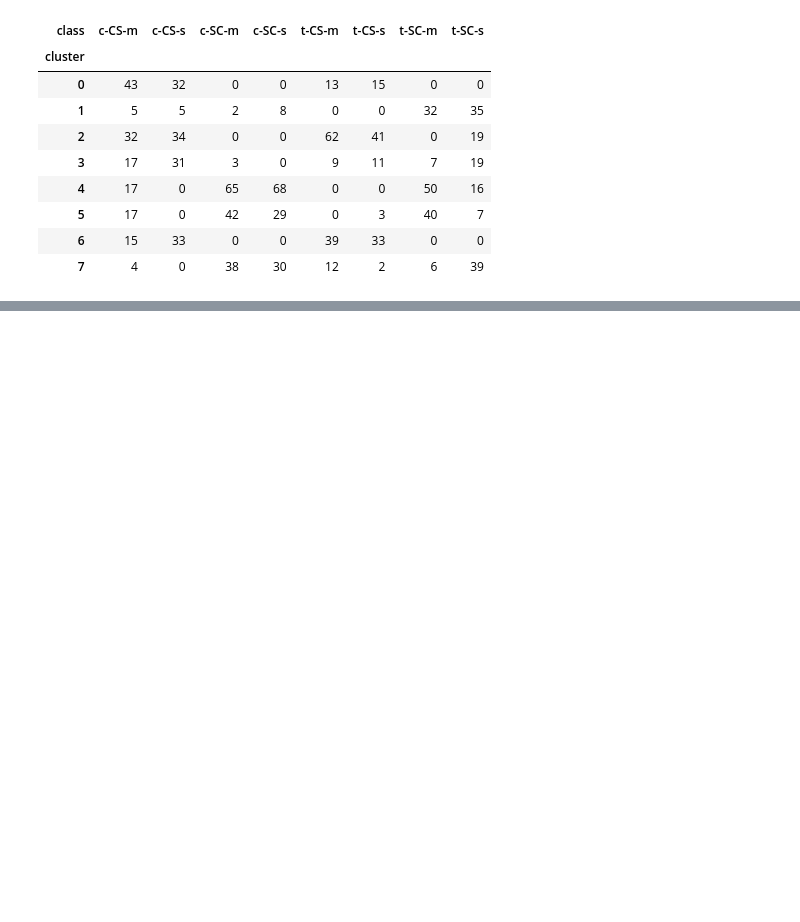
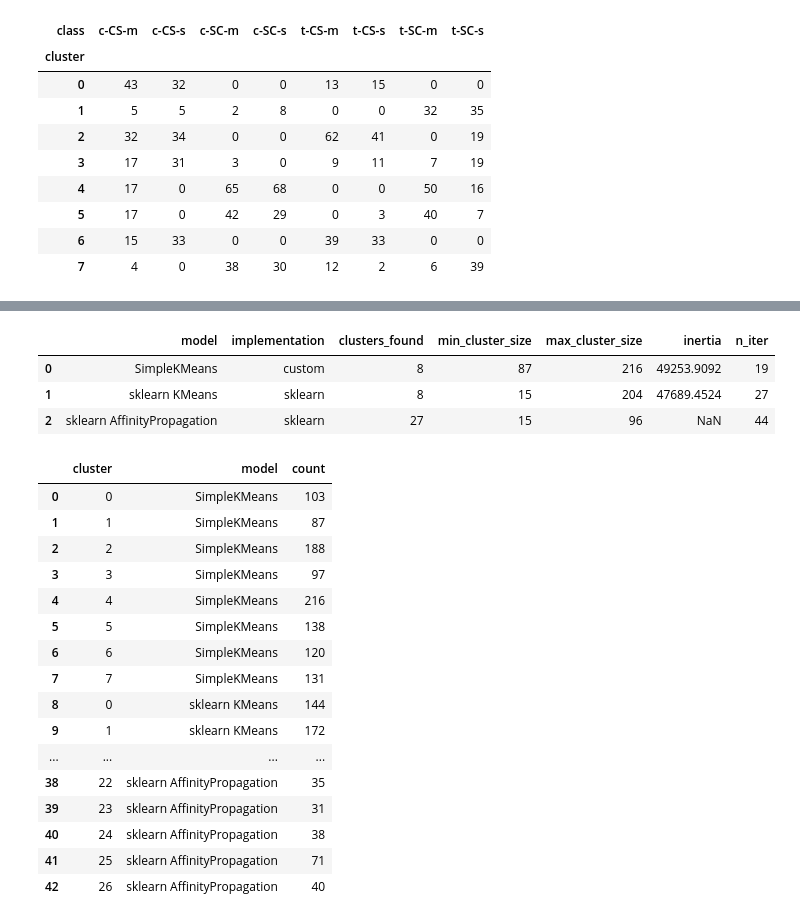
Before and after one commit to homka122/HomkaML, a Jupyter notebook: 1HW/hw1_mice_protein_clustering.ipynb, the cells around one changed output, grey strips where cells are left out. Cells and saved outputs as stored; diff of their text form; code cells hidden in the pictures; blank space fills up the shorter version.

```diff
--- a/1HW/hw1_mice_protein_clustering.ipynb
+++ b/1HW/hw1_mice_protein_clustering.ipynb
@@ -470,0 +516,61 @@ pd.crosstab(
+# %%
+model_summaries = []
+
+for model_name, run in trained_models.items():
+    labels = pd.Series(run["labels"])
+    cluster_sizes = labels.value_counts().sort_index()
+    model = run["model"]
+
+    model_summaries.append(
+        {
+            "model": model_name,
+            "implementation": run["implementation"],
+            "clusters_found": labels.nunique(),
+            "min_cluster_size": cluster_sizes.min(),
+            "max_cluster_size": cluster_sizes.max(),
+            "inertia": getattr(model, "inertia_", np.nan),
+            "n_iter": getattr(model, "n_iter_", np.nan),
+        }
+    )
+
+base_model_summary = pd.DataFrame(model_summaries)
+base_model_summary
+# %% [output]
+|  | model | implementation | clusters_found | min_cluster_size | max_cluster_size | inertia | n_iter |
+| 0 | SimpleKMeans | custom | 8 | 87 | 216 | 49253.9092 | 19 |
+| 1 | sklearn KMeans | sklearn | 8 | 15 | 204 | 47689.4524 | 27 |
+| 2 | sklearn AffinityPropagation | sklearn | 27 | 15 | 96 | NaN | 44 |
+# %%
+cluster_size_tables = []
+
+for model_name, run in trained_models.items():
+    cluster_size = (
+        pd.Series(run["labels"], name="cluster")
+        .value_counts()
+        .sort_index()
+        .rename("count")
+        .to_frame()
+    )
+    cluster_size.insert(0, "model", model_name)
+    cluster_size_tables.append(cluster_size.reset_index())
+
+base_cluster_sizes = pd.concat(cluster_size_tables, ignore_index=True)
+base_cluster_sizes
+# %% [output]
+|  | cluster | model | count |
+| 0 | 0 | SimpleKMeans | 103 |
+| 1 | 1 | SimpleKMeans | 87 |
+| 2 | 2 | SimpleKMeans | 188 |
+| 3 | 3 | SimpleKMeans | 97 |
+| 4 | 4 | SimpleKMeans | 216 |
+| 5 | 5 | SimpleKMeans | 138 |
+| 6 | 6 | SimpleKMeans | 120 |
+| 7 | 7 | SimpleKMeans | 131 |
+| 8 | 0 | sklearn KMeans | 144 |
+| 9 | 1 | sklearn KMeans | 172 |
+| ... | ... | ... | ... |
+| 38 | 22 | sklearn AffinityPropagation | 35 |
+| 39 | 23 | sklearn AffinityPropagation | 31 |
+| 40 | 24 | sklearn AffinityPropagation | 38 |
+| 41 | 25 | sklearn AffinityPropagation | 71 |
+| 42 | 26 | sklearn AffinityPropagation | 40 |
```
Also changed, not shown: parts of 15 cells of this notebook, 1 other file.
